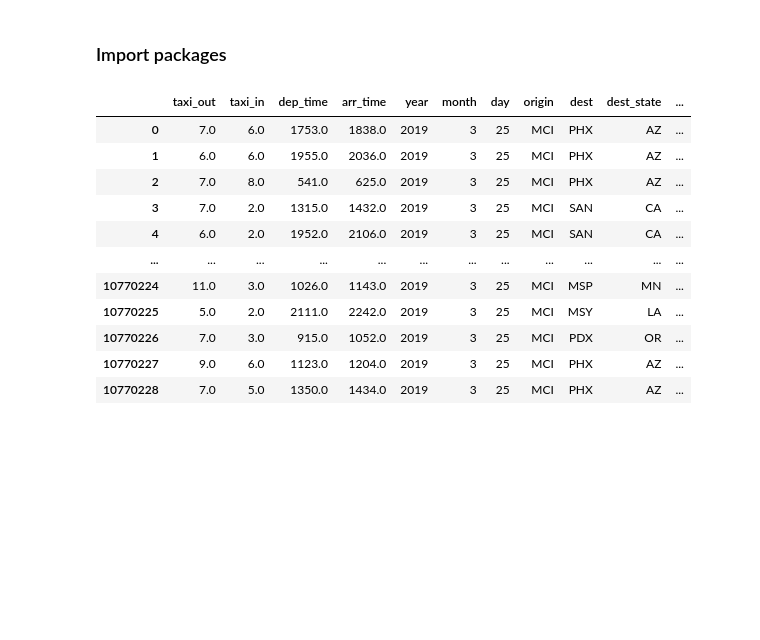
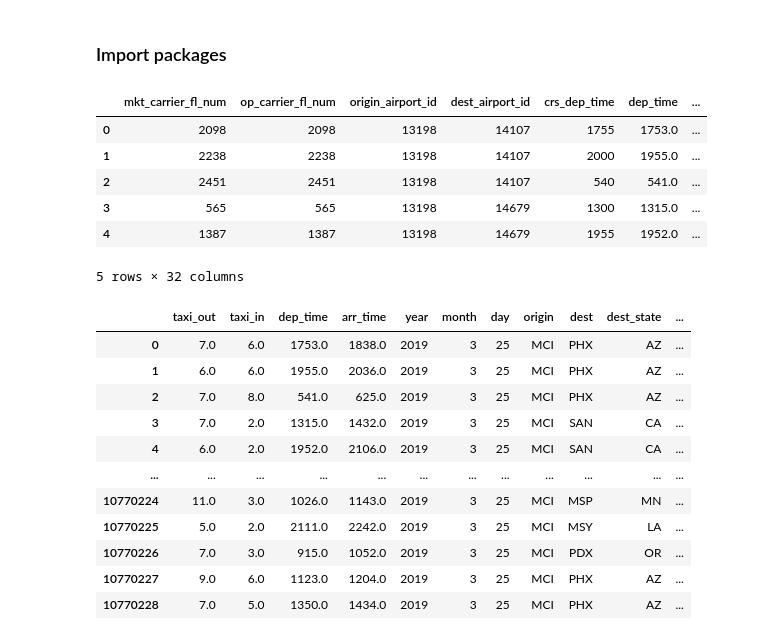
Before and after one commit to davidlinrin/lhl_midterm, a Jupyter notebook: python_code/Task_4.ipynb, the cells around one changed output. Cells and saved outputs as stored; diff of their text form; code cells hidden in the pictures; blank space fills up the shorter version.

```diff
--- a/python_code/Task_4.ipynb
+++ b/python_code/Task_4.ipynb
@@ -36,6 +36,16 @@ flights = pd.read_csv(data_path + 'flights_cleaned.csv', header = 0)
 flights_outlier = pd.read_csv(data_path + 'flights_outliers_no_encode.csv', header = 0)
 flights.drop('Unnamed: 0', axis =1, inplace = True)
 flights_outlier.drop('Unnamed: 0', axis =1, inplace = True)
+# %%
+flights.head()
+# %% [output]
+|  | mkt_carrier_fl_num | op_carrier_fl_num | origin_airport_id | dest_airport_id | crs_dep_time | dep_time | ... |
+| 0 | 2098 | 2098 | 13198 | 14107 | 1755 | 1753.0 | ... |
+| 1 | 2238 | 2238 | 13198 | 14107 | 2000 | 1955.0 | ... |
+| 2 | 2451 | 2451 | 13198 | 14107 | 540 | 541.0 | ... |
+| 3 | 565 | 565 | 13198 | 14679 | 1300 | 1315.0 | ... |
+| 4 | 1387 | 1387 | 13198 | 14679 | 1955 | 1952.0 | ... |
+5 rows × 32 columns
 # %%
 flight_taxi = copy.deepcopy(flights[['taxi_out','taxi_in','dep_time','arr_time', 'year', 'month', 'date','origin','dest','dest_state','origin_state']])
 # %%
```
Also changed, not shown: 14 other files.
